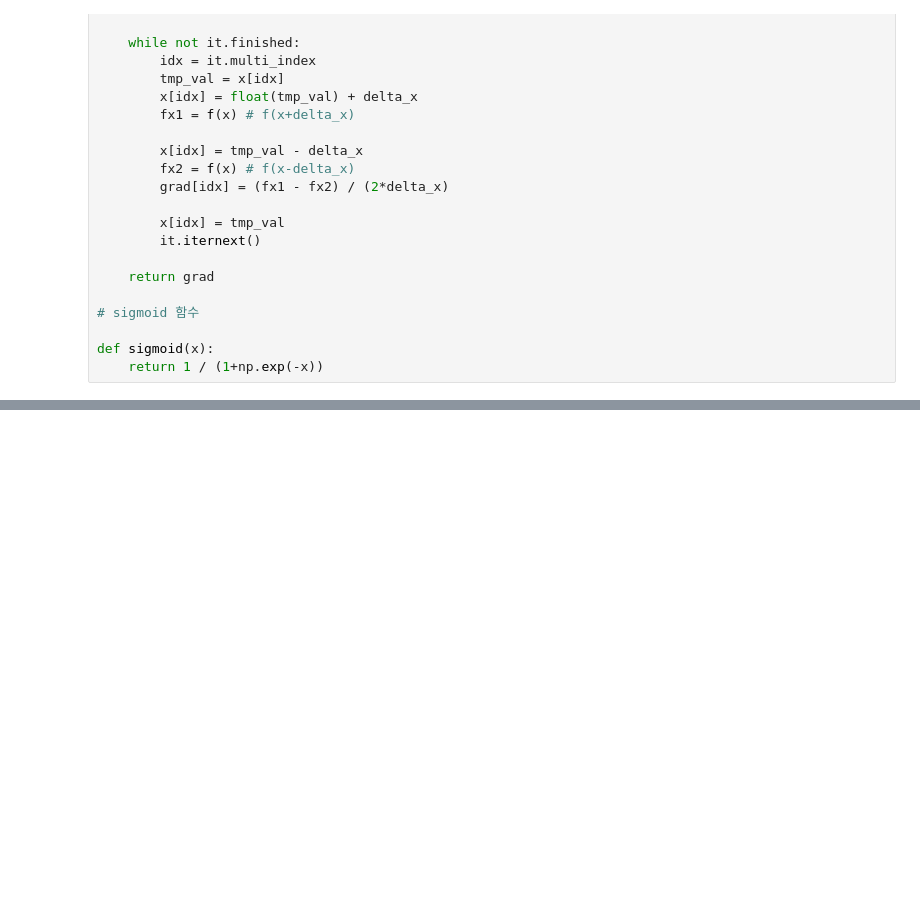
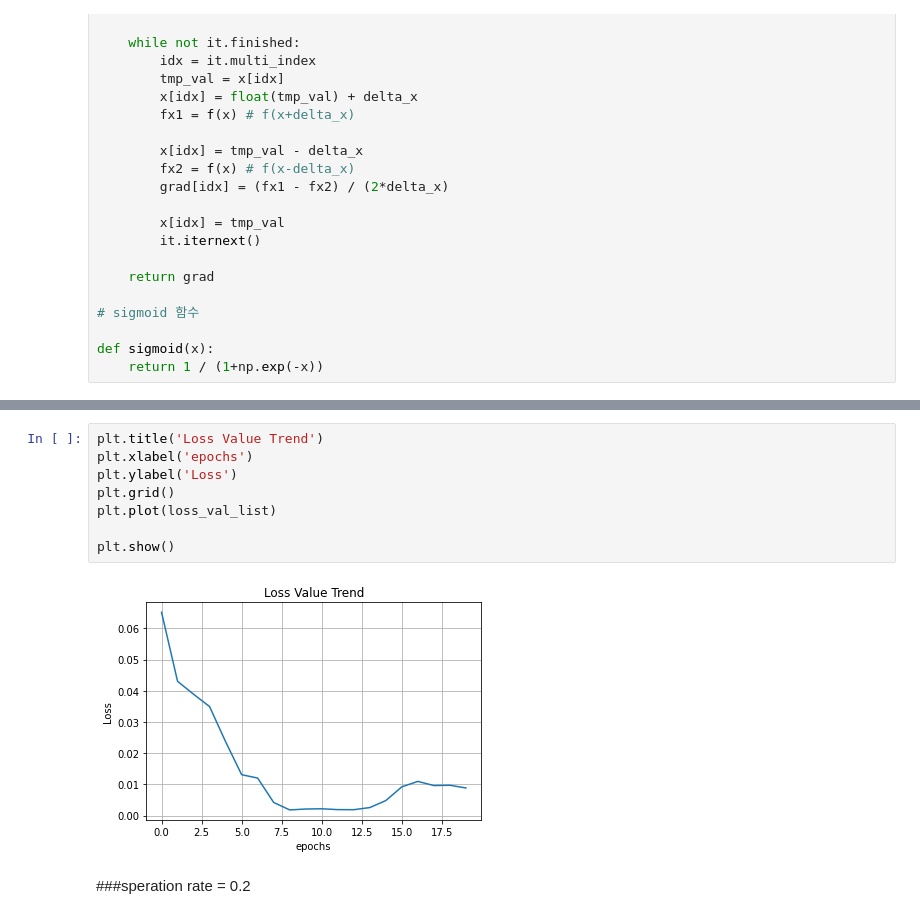
Before and after one commit to HIsu1231/AI_INOVATION_SQUARE, a Jupyter notebook: overfitting.ipynb, the cells around one changed output, grey strips where cells are left out. Cells and saved outputs as stored; diff of their text form; blank space fills up the shorter version.

```diff
--- a/overfitting.ipynb
+++ b/overfitting.ipynb
@@ -240,0 +428,12 @@ for step in range(epochs):
+# %%
+plt.title('Loss Value Trend')
+plt.xlabel('epochs')
+plt.ylabel('Loss')
+plt.grid()
+plt.plot(loss_val_list)
+
+plt.show()
+# %% [output]
+[figure, added]
+# %% [markdown]
+###speration rate = 0.2
```
Also changed, not shown: parts of 16 cells of this notebook.
